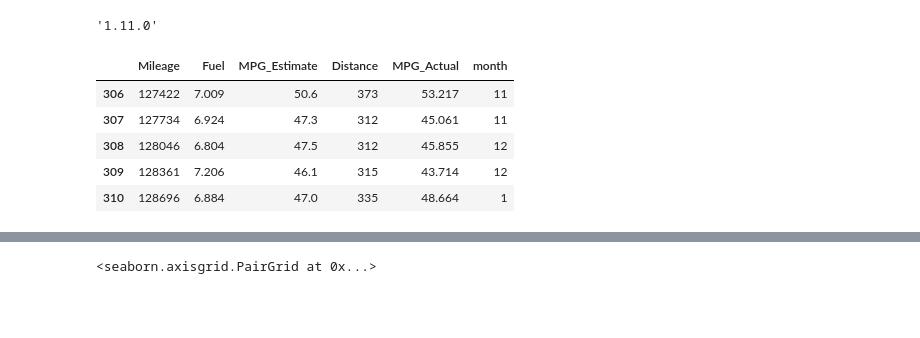
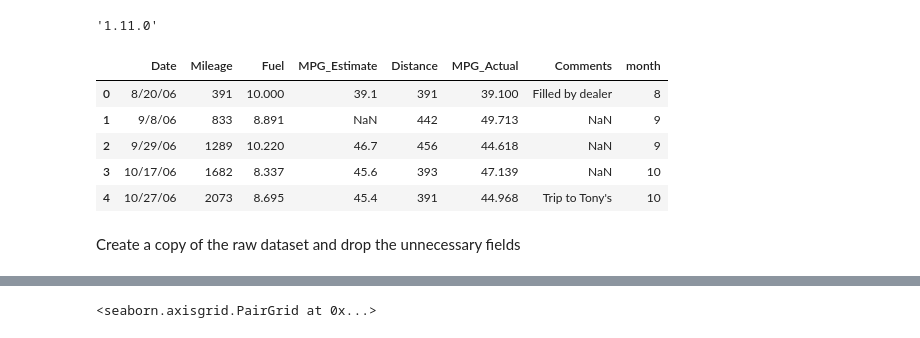
Before and after one commit to BorgPhysics/Prius_ML_Basics, a Jupyter notebook: PriusDataTests.ipynb, the cells around one changed output, grey strips where cells are left out. Cells and saved outputs as stored; diff of their text form; code cells hidden in the pictures; blank space fills up the shorter version.

Commit message:
Update PriusDataTests.ipynb
Added comments to the Juypter file.

```diff
--- a/PriusDataTests.ipynb
+++ b/PriusDataTests.ipynb
@@ -23,19 +25,17 @@ def extract_month_from_string(date):
 # %%
 raw_dataset = pd.read_csv('data/PriusMileageInfo.csv', header=0)
 # FROM http://jonathansoma.com/lede/foundations/classes/pandas%20columns%20and%20functions/apply-a-function-to-every-row-in-a-pandas-dataframe/
 raw_dataset['Date'].apply(extract_month_from_string)
 
 # Save the result in a new column
 raw_dataset['month'] = raw_dataset['Date'].apply(extract_month_from_string)
-raw_dataset
-# Data Wrangling with pandas Cheat Sheet
-dataset = raw_dataset.copy().drop(['Date', 'Comments'], axis=1)
-# dataset = raw_dataset.copy().drop(['Comments'], axis=1)
-dataset.tail()
+raw_dataset.head()
 # %% [output]
-|  | Mileage | Fuel | MPG_Estimate | Distance | MPG_Actual | month |
-| 306 | 127422 | 7.009 | 50.6 | 373 | 53.217 | 11 |
-| 307 | 127734 | 6.924 | 47.3 | 312 | 45.061 | 11 |
-| 308 | 128046 | 6.804 | 47.5 | 312 | 45.855 | 12 |
-| 309 | 128361 | 7.206 | 46.1 | 315 | 43.714 | 12 |
-| 310 | 128696 | 6.884 | 47.0 | 335 | 48.664 | 1 |
+|  | Date | Mileage | Fuel | MPG_Estimate | Distance | MPG_Actual | Comments | month |
+| 0 | 8/20/06 | 391 | 10.000 | 39.1 | 391 | 39.100 | Filled by dealer | 8 |
+| 1 | 9/8/06 | 833 | 8.891 | NaN | 442 | 49.713 | NaN | 9 |
+| 2 | 9/29/06 | 1289 | 10.220 | 46.7 | 456 | 44.618 | NaN | 9 |
+| 3 | 10/17/06 | 1682 | 8.337 | 45.6 | 393 | 47.139 | NaN | 10 |
+| 4 | 10/27/06 | 2073 | 8.695 | 45.4 | 391 | 44.968 | Trip to Tony's | 10 |
+# %% [markdown]
+Create a copy of the raw dataset and drop the unnecessary fields
```
Also changed, not shown: parts of 29 cells of this notebook.
